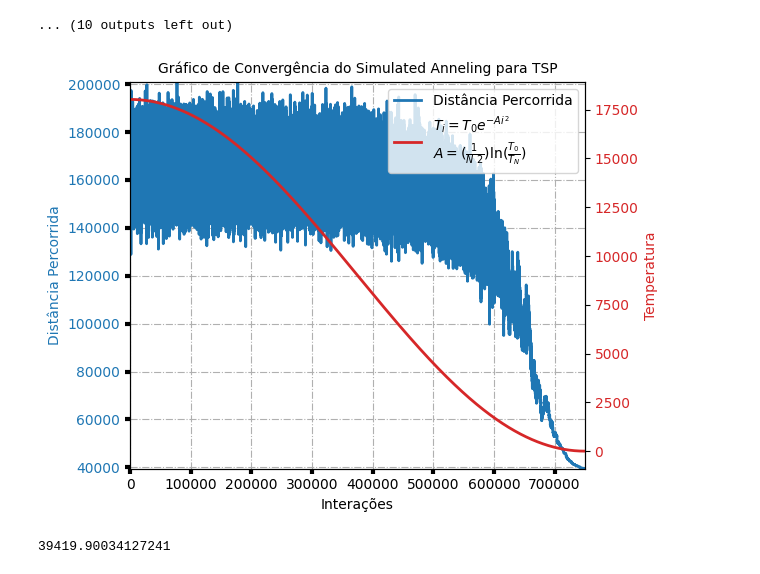
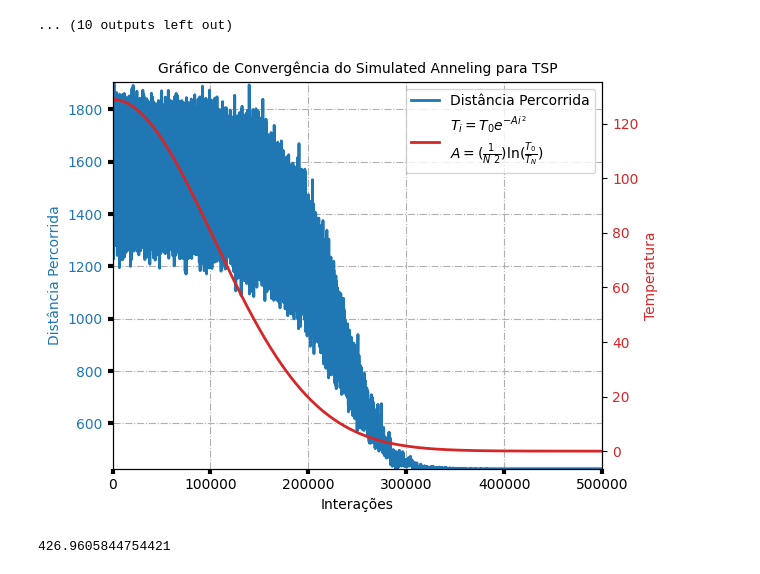
Before and after one commit to andreFelipeHFuck/IAR, a Jupyter notebook: SimulatedAnnealing/main.ipynb, the cells around one changed output. Cells and saved outputs as stored; diff of their text form; code cells hidden in the pictures.

```diff
--- a/SimulatedAnnealing/main.ipynb
+++ b/SimulatedAnnealing/main.ipynb
@@ -210,36 +210,35 @@ p: str = "TSP100"
 # %%
-#  5, 8, 9
-PATH: str = "samples/eil100.txt"
-
+#  7,
+PATH: str = "samples/eil51.txt"
 
 points: list[Point] = read_txt_file(PATH)
 
-tsp: TSP = TSP(points)
+tsp: TSP = TSP(points, 1)
 
 solution, list_interation, list_values, list_temperature = simulatedAnnealing(
     problem=tsp,
-    alpha=alpha.cooling_schedule_5,
-    SA_max=1,
+    alpha=alpha.cooling_schedule_9,
+    SA_max=10,
     T0=tsp.generate_T0_average(100),
-    TN=0.000_001,
-    N=750_000
+    TN=0.001,
+    N=500_000
 )
 
 create_plot(
     title="Gráfico de Convergência do Simulated Anneling para TSP",
     xlabel="Interações",
     ylabel="Distância Percorrida",
     ax_label="Distância Percorrida",
     name="testeTSP.png",
     list_interation=list_interation,
     list_values=list_values,
     list_temperature=list_temperature,
     eq=9
 )
 
 solution.get_distance()
 # %% [output]
-[figure, old version]
+[figure, new version]
-39419.90034127241
+426.9605844754421
 # %%
 # ponto ótimo 426 e 21282
```
Also changed, not shown: parts of 1 cell of this notebook, 3 other files.
